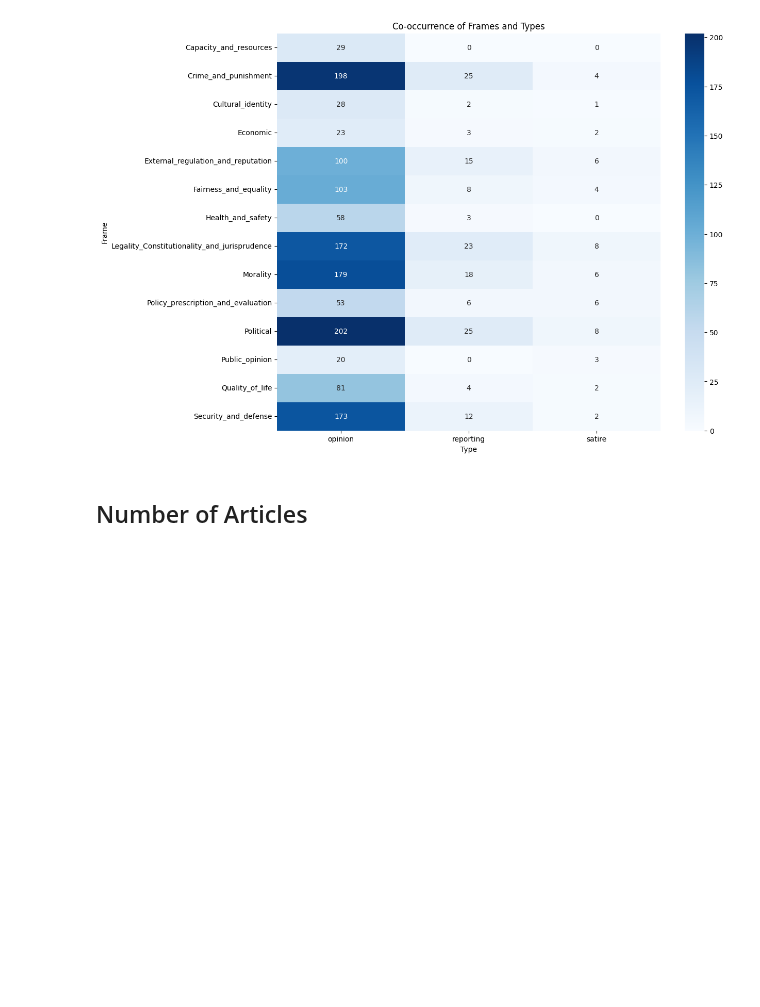
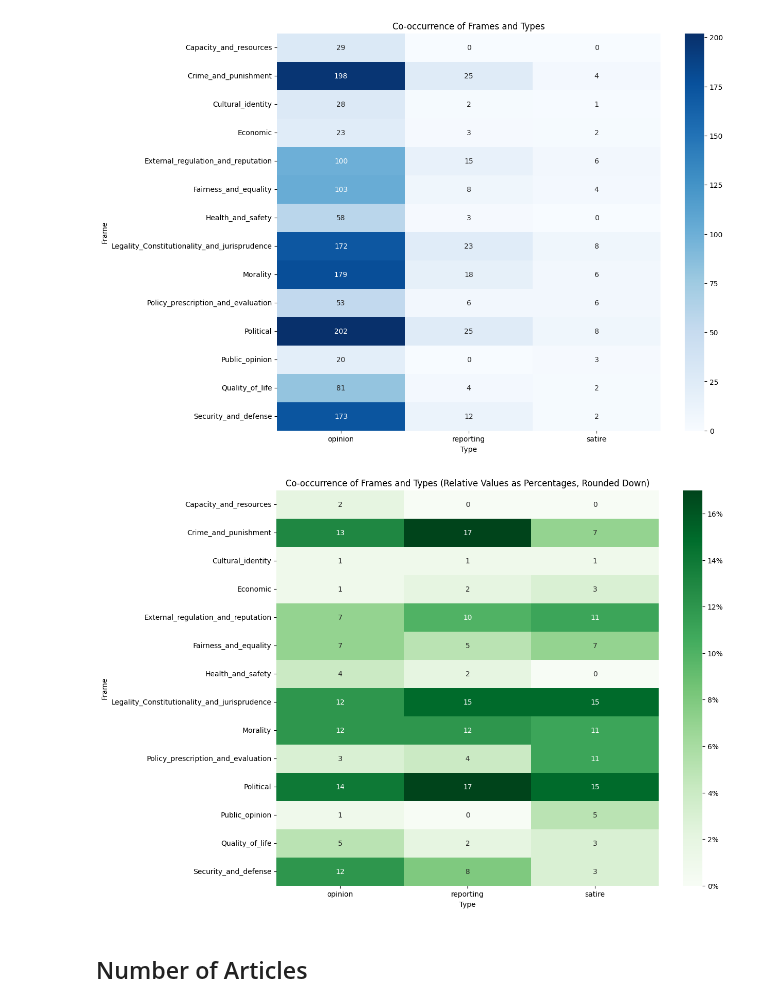
Before and after one commit to elianderlohr/muse-dlf, a Jupyter notebook: notebooks/analysis/semeval-dataset.ipynb, the cells around one changed output. Drawn from its saved outputs; the diff is of its cells as text; code cells hidden in the pictures; blank space fills up the shorter version.

```diff
--- a/notebooks/analysis/semeval-dataset.ipynb
+++ b/notebooks/analysis/semeval-dataset.ipynb
@@ -126,6 +147,25 @@ plt.xlabel('Type')
 plt.show()
 # %% [output]
 [figure]
+# %%
+# Selecting only the frames columns
+frames_df = df.iloc[:, 2:]
+
+# Creating a co-occurrence matrix between frames and types
+type_frame_matrix = frames_df.groupby('type').sum().T
+
+# Normalize the type-frame matrix to relative values by columns (types)
+type_frame_relative = type_frame_matrix.div(type_frame_matrix.sum(axis=0), axis=1)
+
+# Plotting the heatmap with relative values as percentages rounded down
+plt.figure(figsize=(12, 10))
+sns.heatmap(np.floor(type_frame_relative * 100), annot=True, fmt=".0f", cmap="Greens", cbar_kws={'format': '%.0f%%'})
+plt.title('Co-occurrence of Frames and Types (Relative Values as Percentages, Rounded Down)')
+plt.ylabel('Frame')
+plt.xlabel('Type')
+plt.show()
+# %% [output]
+[figure, added]
 # %% [markdown]
 ## Number of Articles
 # %%
```
Also changed, not shown: parts of 3 cells of this notebook.
